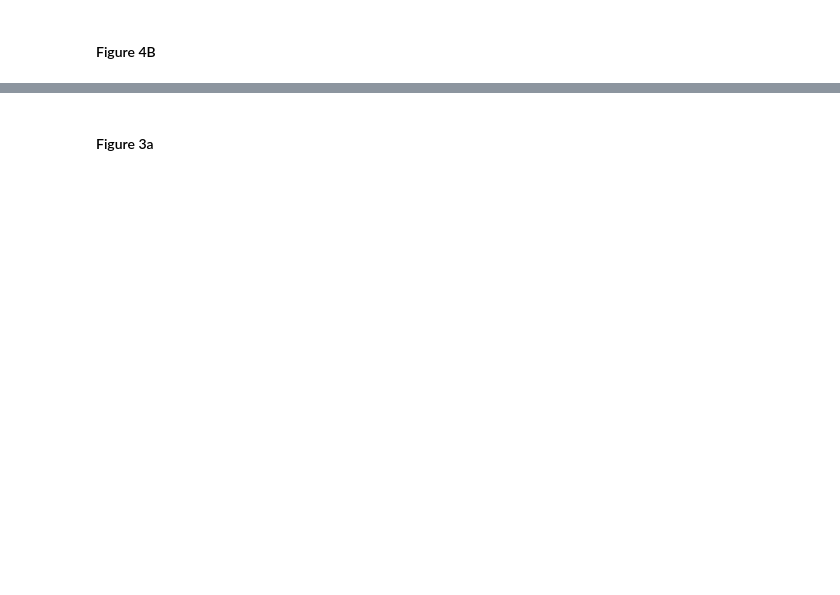
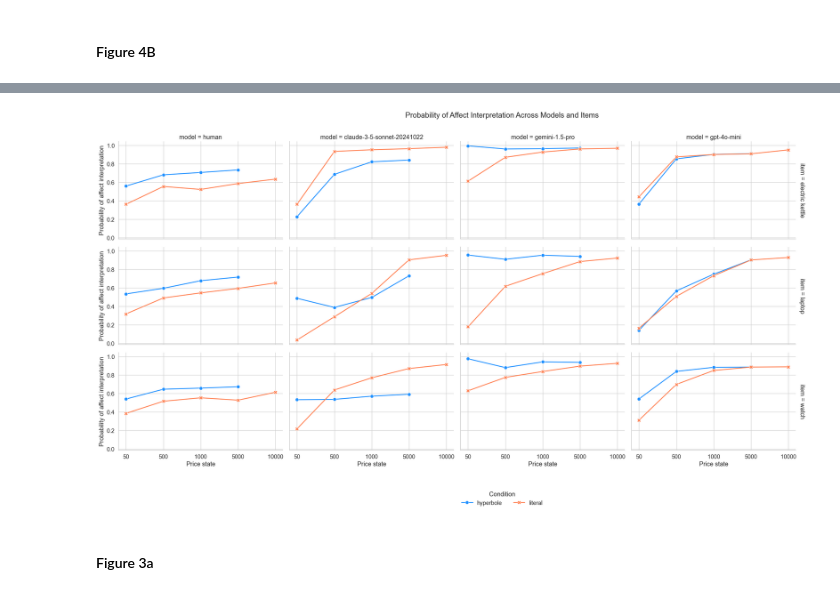
Before and after one commit to polina-tsvilodub/number_interpretation, a Jupyter notebook: code/analysis/plot_generation.ipynb, the cells around one changed output, grey strips where cells are left out. Saved outputs shown, nothing was run; the diff lists cells and outputs as text; code cells hidden in the pictures; blank space fills up the shorter version.

```diff
--- a/code/analysis/plot_generation.ipynb
+++ b/code/analysis/plot_generation.ipynb
@@ -723,0 +405,19 @@ plt.show()
+# %%
+def code_condition(r):
+    if r["stateRounded"] == r["utteranceRounded"]:
+        return "literal"
+    elif r["stateRounded"] < r["utteranceRounded"]:
+        return "hyperbole"
+    else:
+        return "other"
+# %%
+df_2_4b_plot = pd.concat([df_e2_4b_subset, df_2_human])
+
+# show the lines that have stateRounded == utteranceRounded
+df_2_4b_plot["condition"] = df_2_4b_plot.apply(lambda r: code_condition(r), axis=1)
+
+# group by item and stateRounded for df_2_human_literal and then get the mean of the ratings for each group
+df_2_4b_plot_grouped = df_2_4b_plot.groupby(["item", "stateRounded", "model", "condition"]).mean().reset_index()
+
+df_2_4b_plot_grouped["stateRounded"] = df_2_4b_plot_grouped["stateRounded"].astype(str)
+df_2_4b_plot_grouped["item"] = df_2_4b_plot_grouped["item"].apply(lambda s: s.strip())
@@ -724,2 +428,63 @@ plt.show()
+# %%
+import pandas as pd
+import seaborn as sns
+import matplotlib.pyplot as plt
+
+# Load the data
+df = df_2_4b_plot_grouped #pd.read_csv("path_to_your_data.csv")  # Replace with your actual file path
+
+# Define plot aesthetics
+sns.set(style="whitegrid", font_scale=1.2)
+colors = {
+    'hyperbole': 'dodgerblue',
+    'literal': 'coral'
+}
+
+markers = {
+    'hyperbole': 'v',  # Downward triangle
+    'literal': 'o'  # Circle
+}
+
+# Create the facet grid for the plot
+g = sns.FacetGrid(
+    data=df,
+    col="model",
+    row="item",
+    height=4,
+    aspect=1.5,
+    margin_titles=True,
+    sharey=True,
+    sharex=True
+)
+
+# Add line plots for each condition
+g.map_dataframe(
+    sns.lineplot,
+    x="stateRounded",
+    y="affectProb",
+    hue="condition",
+    style="condition",
+    markers=True,
+    dashes=False,
+    palette=colors,
+    linewidth=2,
+    markersize=8
+)
+
+# Customize plot
+g.set_axis_labels("Price state", "Probability of affect interpretation")
+g.add_legend(title="Condition", loc='lower center', bbox_to_anchor=(0.5, -0.1), ncol=2)
+
+# Adjust titles and spacing
+for ax in g.axes.flat:
+    ax.set_xticks(["50", "500", "1000", "5000", "10000"])
+
+plt.subplots_adjust(top=0.9)
+g.fig.suptitle("Probability of Affect Interpretation Across Models and Items")
+
+# Show plot
+plt.show()
+# %% [output]
+[figure, added]
 # %% [markdown]
 #### Figure 3a
```
Also changed, not shown: parts of 78 cells of this notebook, 2 other files.
